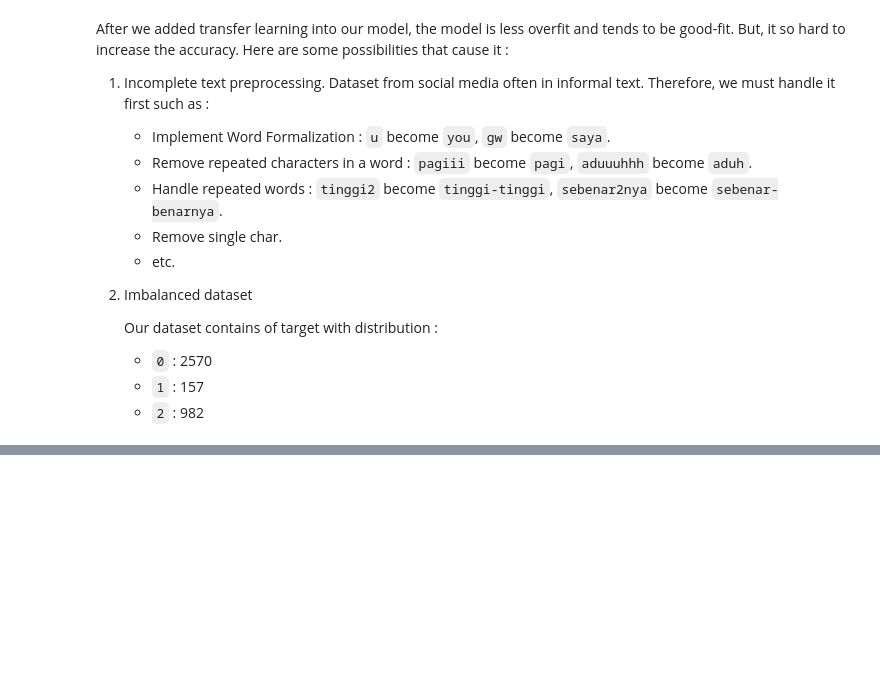
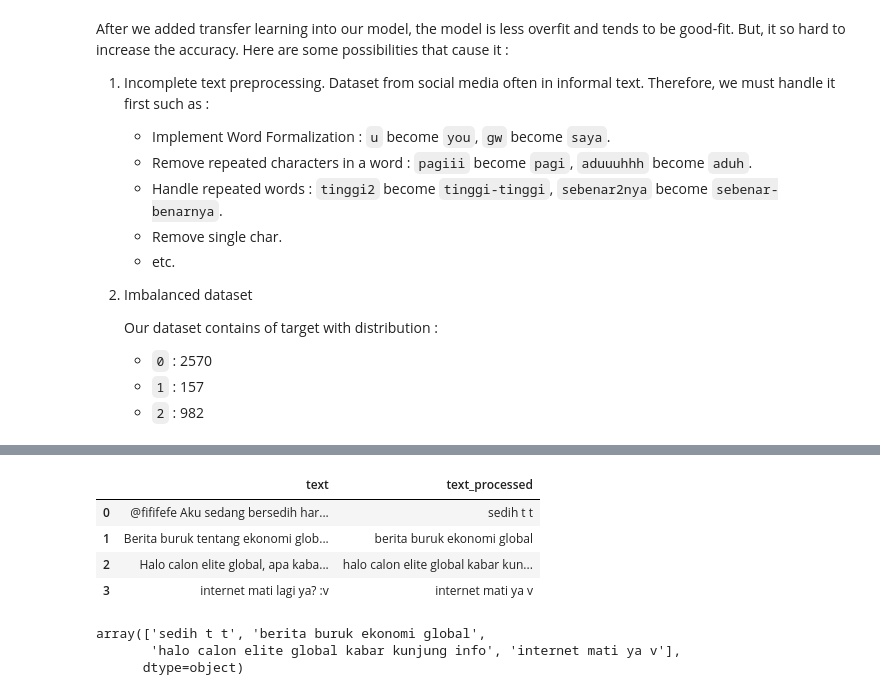
Before and after one commit to FTDS-learning-materials/phase-2, a Jupyter notebook: w1/P2W1D3PM - Natural Language Processing (NLP).ipynb, the cells around one changed output, grey strips where cells are left out. Saved outputs shown, nothing was run; the diff lists cells and outputs as text; code cells hidden in the pictures; blank space fills up the shorter version.

Commit message:
GAIA v2.4 - Add Model Inference to notebook P2W1D3AM - NLP

```diff
--- a/w1/P2W1D3PM - Natural Language Processing (NLP).ipynb
+++ b/w1/P2W1D3PM - Natural Language Processing (NLP).ipynb
@@ -849,0 +923,7 @@ After we added transfer learning into our model, the model is less overfit and t
+# %%
+# Define Stopwords
+stpwds_id = list(set(stopwords.words('indonesian')))
+stpwds_id.append('oh')
+
+# Define Stemming
+stemmer = StemmerFactory().create_stemmer()
@@ -849,0 +971,11 @@ After we added transfer learning into our model, the model is less overfit and t
+# %%
+# Initializing data for inference
+
+data_inf = [
+  "@fififefe Aku sedang bersedih hari ini... T_T #sad http://meratapikesedihan.com",
+  "Berita buruk tentang ekonomi global... #krisis http://beritaburuk.com",
+  "Halo calon elite global, apa kabar? Kunjungi www.elitglobal.org untuk info lebih lanjut.",
+  "internet mati lagi ya? :v"]
+
+data_inf = pd.DataFrame(data_inf, columns=['text'])
+data_inf
@@ -849,0 +988,20 @@ After we added transfer learning into our model, the model is less overfit and t
+# %%
+# Applying Text Preprocessing to the Inference Dataset
+
+data_inf['text_processed'] = data_inf['text'].apply(lambda x: text_preprocessing(x))
+data_inf
+# %% [output]
+|  | text | text_processed |
+| 0 | @fififefe Aku sedang bersedih har... | sedih t t |
+| 1 | Berita buruk tentang ekonomi glob... | berita buruk ekonomi global |
+| 2 | Halo calon elite global, apa kaba... | halo calon elite global kabar kun... |
+| 3 | internet mati lagi ya? :v | internet mati ya v |
+# %%
+# Change to NumPy Array
+
+data_inf = np.array(data_inf['text_processed'])
+data_inf
+# %% [output]
+array(['sedih t t', 'berita buruk ekonomi global',
+       'halo calon elite global kabar kunjung info', 'internet mati ya v'],
+      dtype=object)
```
Also changed, not shown: parts of 26 cells of this notebook.
